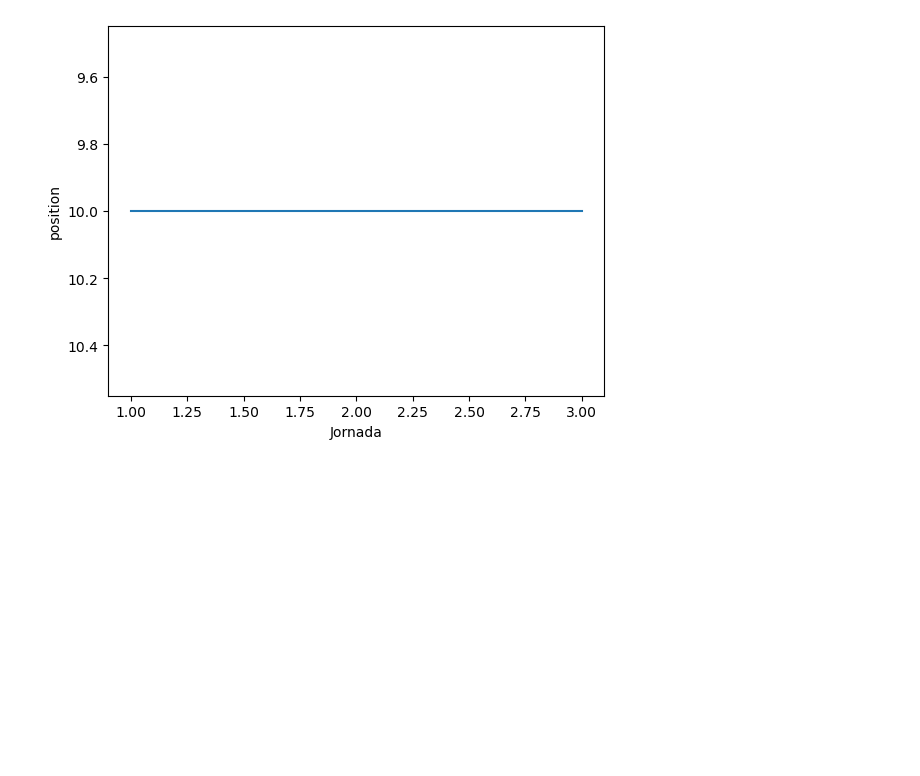
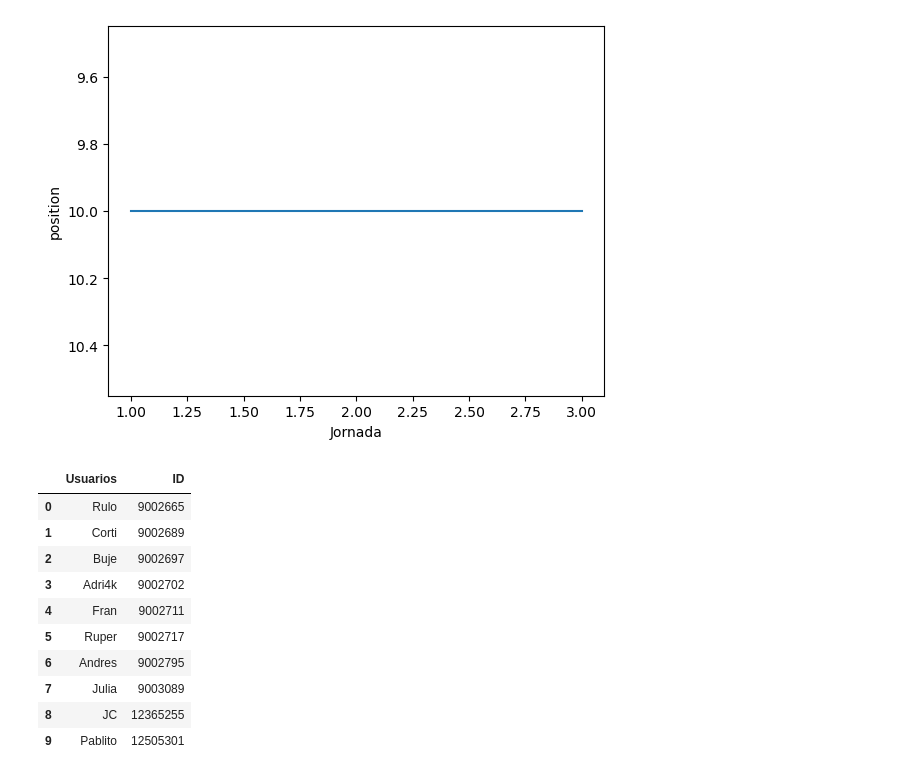
Before and after one commit to Cortijo02/Fantasy, a Jupyter notebook: API/DataSet_Clasificacion.ipynb, the cells around one changed output. Saved outputs shown, nothing was run; the diff lists cells and outputs as text; code cells hidden in the pictures; blank space fills up the shorter version.

```diff
--- a/API/DataSet_Clasificacion.ipynb
+++ b/API/DataSet_Clasificacion.ipynb
@@ -389,3 +390,25 @@ plot_pablito = line_pablito.axes
 plot_pablito.invert_yaxis()
 # %% [output]
 [figure]
+# %%
+userId = [9002665, 9002689, 9002697, 9002702, 9002711, 9002717, 9002795, 9003089, 12365255, 12505301]
+user = ["Rulo", "Corti", "Buje", "Adri4k", "Fran", "Ruper", "Andres", "Julia", "JC", "Pablito"]
+
+df_users = pd.DataFrame (columns = ['Usuarios', 'ID'])
+
+df_users.Usuarios = user
+df_users.ID = userId
+
+df_users
+# %% [output]
+|  | Usuarios | ID |
+| 0 | Rulo | 9002665 |
+| 1 | Corti | 9002689 |
+| 2 | Buje | 9002697 |
+| 3 | Adri4k | 9002702 |
+| 4 | Fran | 9002711 |
+| 5 | Ruper | 9002717 |
+| 6 | Andres | 9002795 |
+| 7 | Julia | 9003089 |
+| 8 | JC | 12365255 |
+| 9 | Pablito | 12505301 |
```
Also changed, not shown: parts of 3 cells of this notebook, 2 other files.
